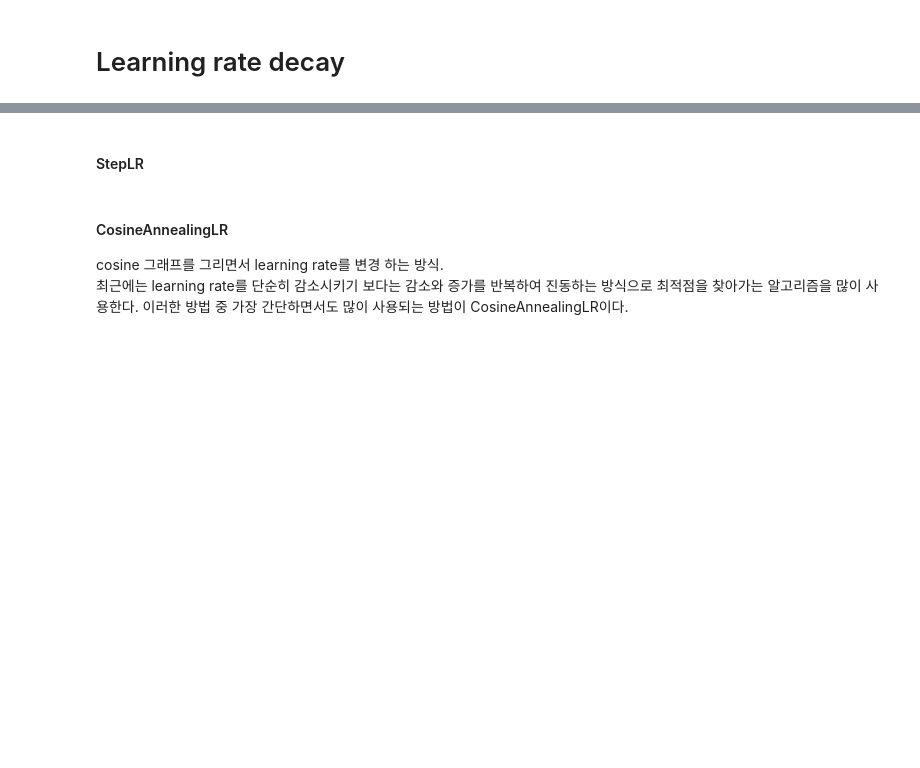
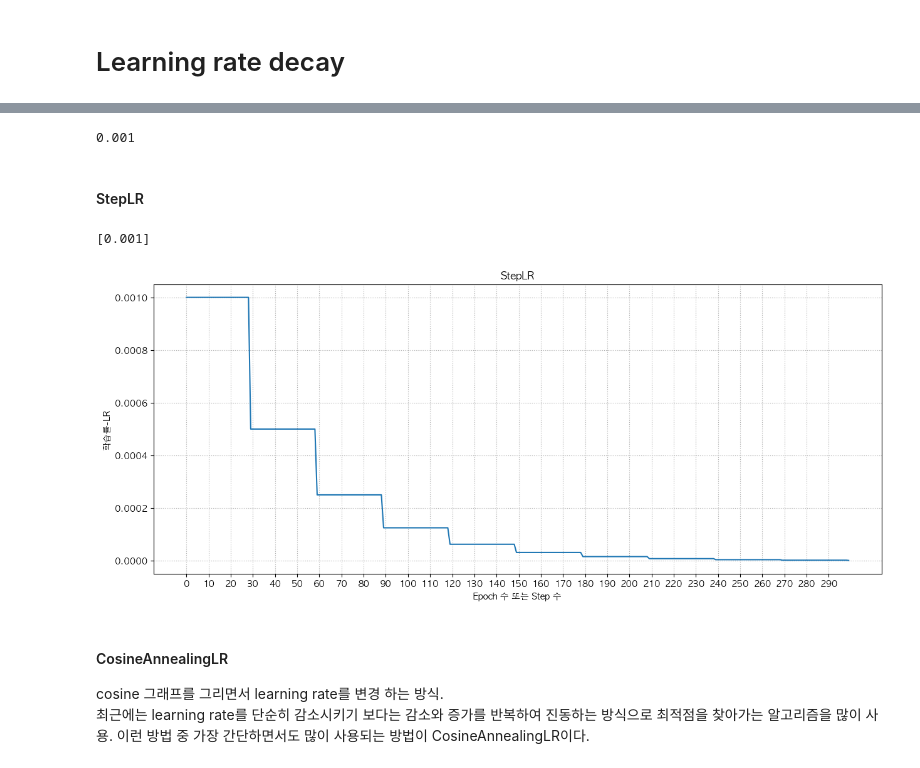
Before and after one commit to moon-613/SKN21_mjy, a Jupyter notebook: 07_deeplearning_pytorch/08_2_딥러닝모델_성능개선_예제.ipynb, the cells around one changed output, grey strips where cells are left out. Drawn from its saved outputs; the diff is of its cells as text; code cells hidden in the pictures; blank space fills up the shorter version.

```diff
--- a/07_deeplearning_pytorch/08_2_딥러닝모델_성능개선_예제.ipynb
+++ b/07_deeplearning_pytorch/08_2_딥러닝모델_성능개선_예제.ipynb
@@ -628,10 +648,56 @@ def plot_lr(title, lr_list):
     plt.ylabel("학습률-LR")
     plt.grid(True, linestyle=":")
     plt.show()
+# %%
+lr = 0.001
+model = BatchNormModel()
+optimizer = torch.optim.Adam(model.parameters(), lr=lr)
+# %%
+# optimizer에 현재 lr 조회
+optimizer.param_groups[0]['lr']
+# %% [output]
+0.001
 # %% [markdown]
 #### StepLR
+# %%
+# 특정 epoch/step마다 특정 비율로 lr를 변경 (보통을 줄여나간다.)
+# 1. LearningRate Scheduler 객체 생성
+step_lr_scheduler = torch.optim.lr_scheduler.StepLR(
+    optimizer, # 학습율을 변경할 optimizer
+    step_size = 30, # 몇 epoch/step 당 lr를 변경할지 설정. lr_scheduler.step() - 지정한 횟수 (30)만큼 호출하면 변경
+    gamma = 0.5  # 변경할 비율. 새 LR = 현재 lr * gamma
+)
+step_lr_scheduler.get_last_lr()  # optimizer 현재 lr를 조회.
+# %% [output]
+[0.001]
+# %%
+# 학습
+lr_list = []  # 스케줄러에게 lr 변경 요청 후 lr를 저장.
+epochs = 300
+step_size = 20  # for x, y, in dataloader: 이 반복 횟수 1 epoch 당 몇 번 학습할지.
+for epoch in range(epochs):
+    # 1 epoch 학습
+    for step in range(step_size):  # for x, y in dataloader:
+        # 배치만큼 학습데이터를 가져와서 1 step 학습
+        # 1. x, y를 device로 이동
+        # 2. 모델 추론
+        # 3. loss 계산
+        # 4. 파라미터들의 gradient 계산
+        # 5. 파라미터 업데이트
+        optimizer.step()
+        # 6. 파라미터의 gradient 초기화
+        optimizer.zero_grad()
+    #lr 스케줄러를 이용해 lr를 변경 (스케줄에 맞춰서 변경)
+    step_lr_scheduler.step()
+    lr_list.append(step_lr_scheduler.get_last_lr()[0])
+# %%
+plt.rcParams['font.family'] = "AppleGothic"
+plt.rcParams['axes.unicode_minus'] = False
+plot_lr("StepLR", lr_list)
+# %% [output]
+[figure, added]
 # %% [markdown]
 #### CosineAnnealingLR
 
 cosine 그래프를 그리면서 learning rate를 변경 하는 방식.
-최근에는 learning rate를 단순히 감소시키기 보다는 감소와 증가를 반복하여 진동하는 방식으로 최적점을 찾아가는 알고리즘을 많이 사용한다. 이러한 방법 중 가장 간단하면서도 많이 사용되는 방법이 CosineAnnealingLR이다.
+최근에는 learning rate를 단순히 감소시키기 보다는 감소와 증가를 반복하여 진동하는 방식으로 최적점을 찾아가는 알고리즘을 많이 사용. 이런 방법 중 가장 간단하면서도 많이 사용되는 방법이 CosineAnnealingLR이다.
```
Also changed, not shown: parts of 11 cells of this notebook, 31 other files.
